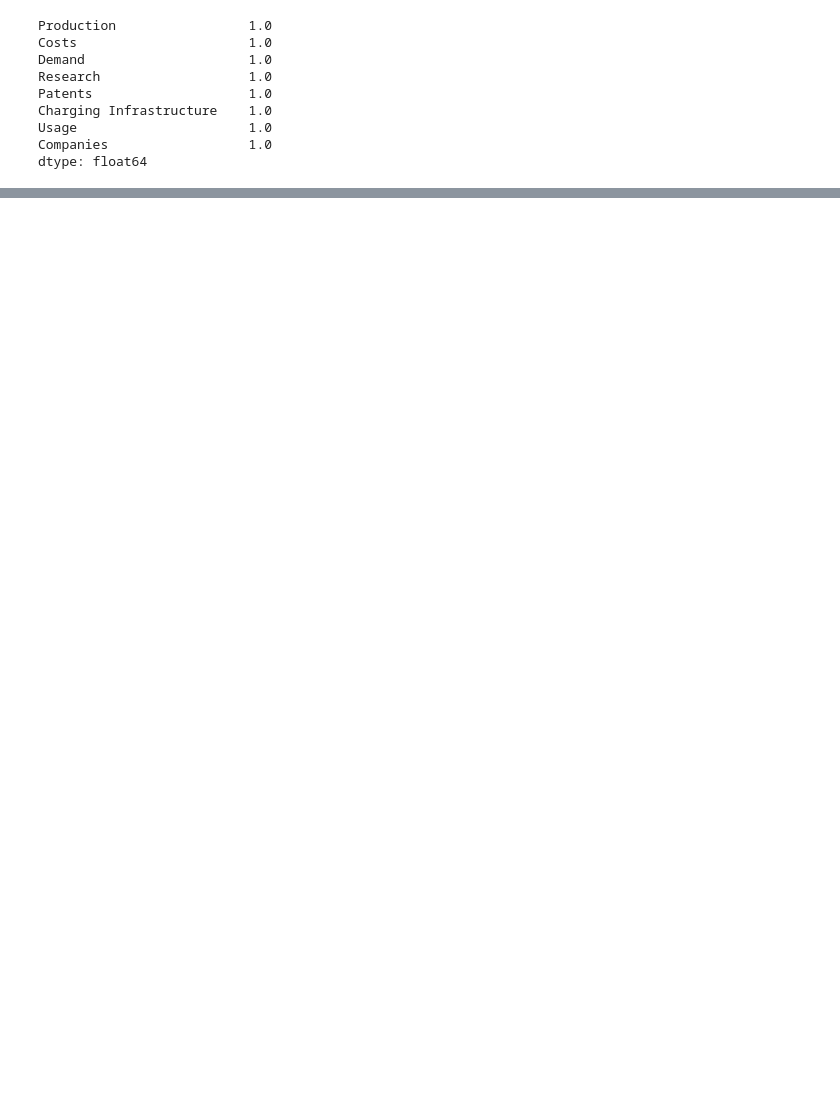
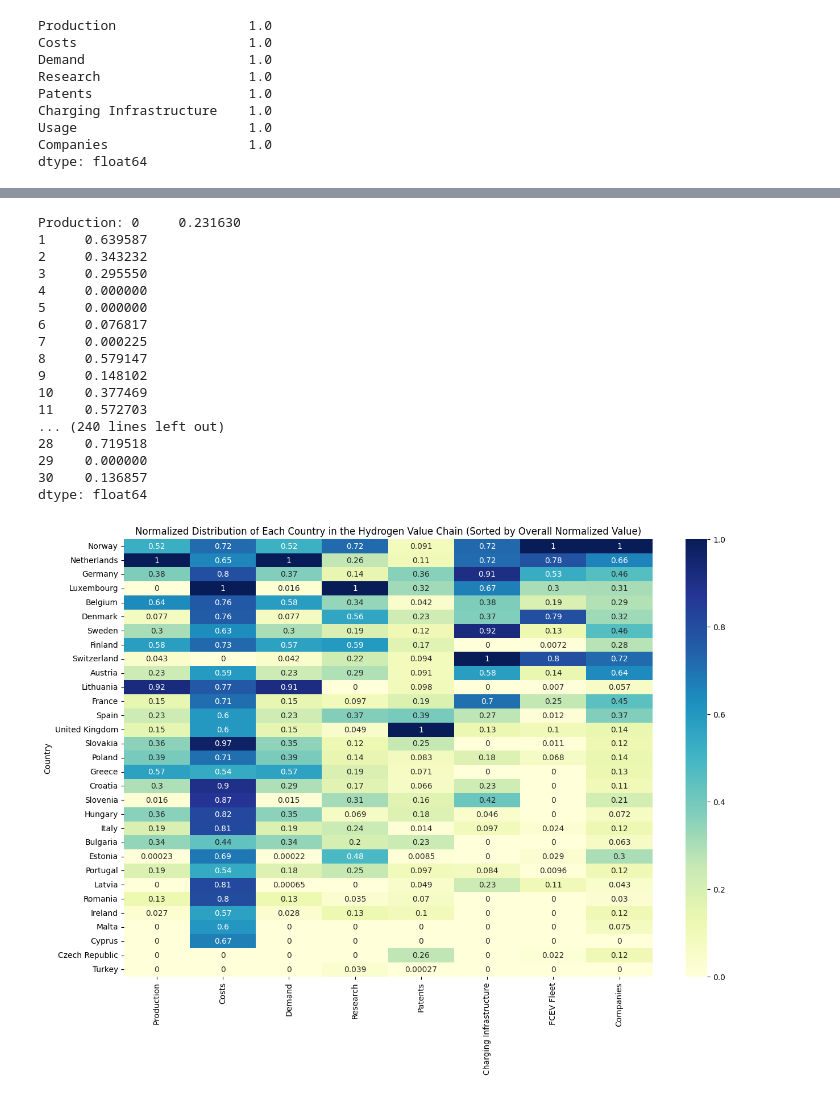
Before and after one commit to premstaller1/Masterarbeit, a Jupyter notebook: CorrelationAnalysis/correlation.ipynb, the cells around one changed output, grey strips where cells are left out. Saved outputs shown, nothing was run; the diff lists cells and outputs as text; code cells hidden in the pictures; blank space fills up the shorter version.

```diff
--- a/CorrelationAnalysis/correlation.ipynb
+++ b/CorrelationAnalysis/correlation.ipynb
@@ -355,0 +356,56 @@ fig.savefig('relative_distribution.png')
+# %%
+# Step 3: Value Chain Analysis
+value_chain_steps = {
+    'Production': ['Output T/year'],
+    'Costs': ['Value (€/kg)'],
+    'Demand': ['Total consumption'],
+    'Research': ['Count Research'],
+    'Patents': ['Number of Patents'],
+    'Charging Infrastructure': ['Number Stations'],
+    'FCEV Fleet': ['FCEV Fleet'],
+    'Companies': ['Number of Companies']
+}
+
+# Normalize the values for each step
+normalized_values = {}
+
+for step, columns in value_chain_steps.items():
+    step_data = per_million_df[columns].sum(axis=1)
+    normalized_values[step] = (step_data - step_data.min()) / (step_data.max() - step_data.min())
+    print(f'{step}: {normalized_values[step]}')
+
+# Create a DataFrame from the normalized values
+normalized_distribution = pd.DataFrame(normalized_values)
+normalized_distribution.index = per_million_df["Country"]  # Ensure the index is from the original per_million_df
+
+# Calculate the sum of each row for sorting purposes
+normalized_distribution['row_sum'] = normalized_distribution.sum(axis=1)
+
+# Sort the DataFrame based on the row sum in descending order
+normalized_distribution_sorted = normalized_distribution.sort_values(by='row_sum', ascending=False).drop(columns='row_sum')
+
+# Plotting heatmap with sorted rows and rotated y-axis tick labels
+fig, ax = plt.subplots(figsize=(15, 10))
+sns.heatmap(normalized_distribution_sorted, cmap='YlGnBu', annot=True, ax=ax)
+ax.set_title('Normalized Distribution of Each Country in the Hydrogen Value Chain (Sorted by Overall Normalized Value)')
+plt.yticks(rotation=0)  # Rotate y-axis tick labels to be horizontal
+plt.show()
+# %% [output]
+Production: 0     0.231630
+1     0.639587
+2     0.343232
+3     0.295550
+4     0.000000
+5     0.000000
+6     0.076817
+7     0.000225
+8     0.579147
+9     0.148102
+10    0.377469
+11    0.572703
+... (240 lines left out)
+28    0.719518
+29    0.000000
+30    0.136857
+dtype: float64
+[figure, added]
```
Also changed, not shown: parts of 4 cells of this notebook, 14 other files.
